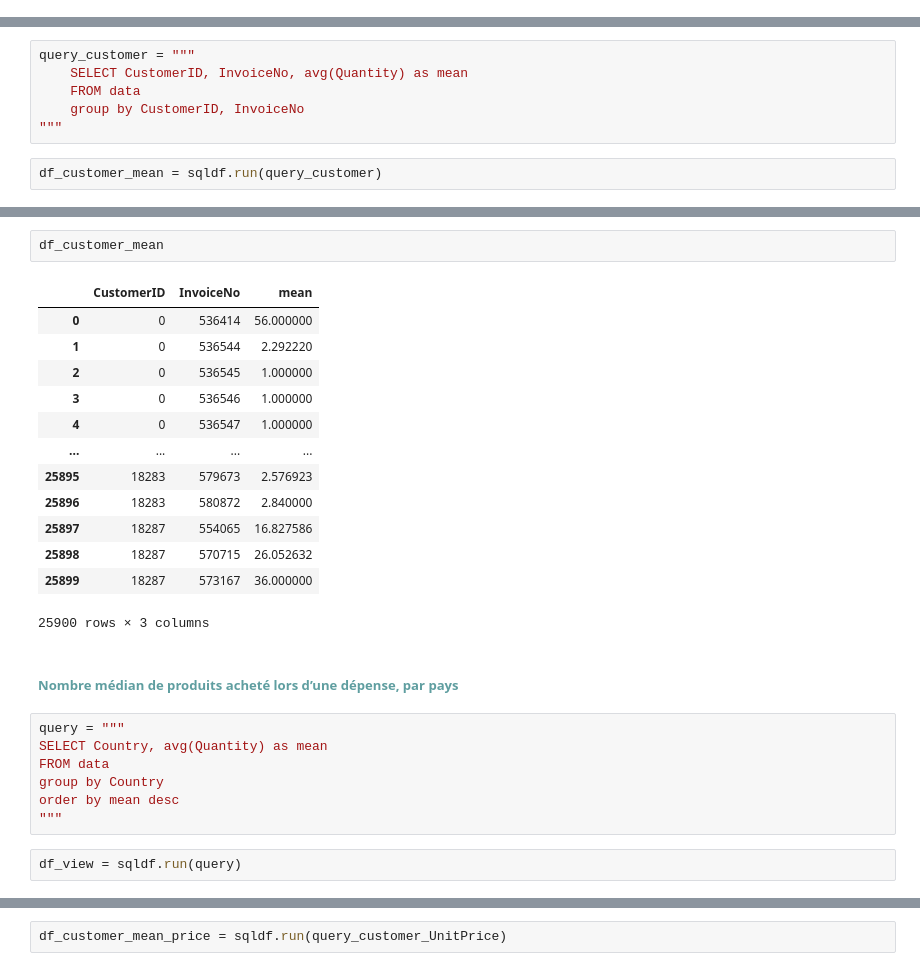
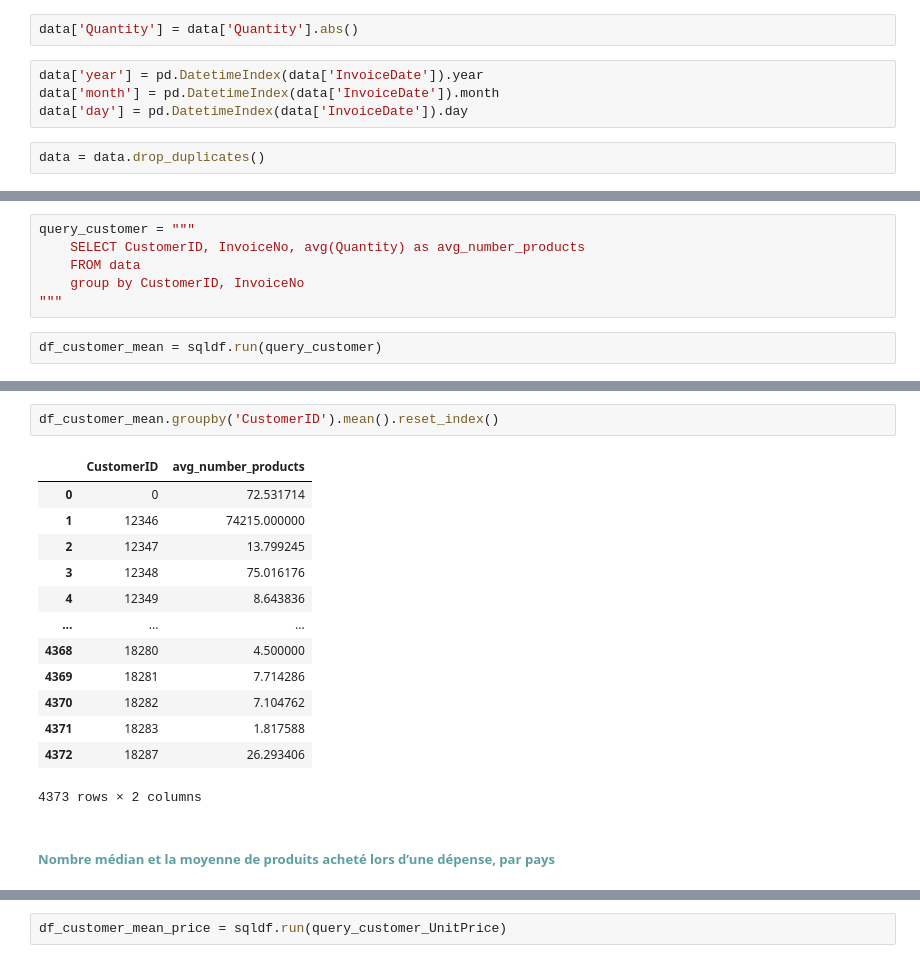
Before and after one commit to Abdoulaye224/machine_learning, a Jupyter notebook: TP_2/Untitled.ipynb, the cells around one changed output, grey strips where cells are left out. Drawn from its saved outputs; the diff is of its cells as text.

```diff
--- a/TP_2/Untitled.ipynb
+++ b/TP_2/Untitled.ipynb
@@ -60,0 +98,8 @@ data.CustomerID=data.CustomerID.astype(int)
+# %%
+data['Quantity'] = data['Quantity'].abs()
+# %%
+data['year'] = pd.DatetimeIndex(data['InvoiceDate']).year
+data['month'] = pd.DatetimeIndex(data['InvoiceDate']).month
+data['day'] = pd.DatetimeIndex(data['InvoiceDate']).day
+# %%
+data = data.drop_duplicates()
@@ -67,6 +121,6 @@ data.CustomerID=data.CustomerID.astype(int)
 # %%
 query_customer = """
-    SELECT CustomerID, InvoiceNo, avg(Quantity) as mean
+    SELECT CustomerID, InvoiceNo, avg(Quantity) as avg_number_products
     FROM data
     group by CustomerID, InvoiceNo
 """
@@ -75,27 +138,18 @@ df_customer_mean = sqldf.run(query_customer)
 # %%
-df_customer_mean
+df_customer_mean.groupby('CustomerID').mean().reset_index()
 # %% [output]
-|  | CustomerID | InvoiceNo | mean |
-| 0 | 0 | 536414 | 56.000000 |
-| 1 | 0 | 536544 | 2.292220 |
-| 2 | 0 | 536545 | 1.000000 |
-| 3 | 0 | 536546 | 1.000000 |
-| 4 | 0 | 536547 | 1.000000 |
-| ... | ... | ... | ... |
-| 25895 | 18283 | 579673 | 2.576923 |
-| 25896 | 18283 | 580872 | 2.840000 |
-| 25897 | 18287 | 554065 | 16.827586 |
-| 25898 | 18287 | 570715 | 26.052632 |
-| 25899 | 18287 | 573167 | 36.000000 |
+|  | CustomerID | avg_number_products |
+| 0 | 0 | 72.531714 |
+| 1 | 12346 | 74215.000000 |
+| 2 | 12347 | 13.799245 |
+| 3 | 12348 | 75.016176 |
+| 4 | 12349 | 8.643836 |
+| ... | ... | ... |
+| 4368 | 18280 | 4.500000 |
+| 4369 | 18281 | 7.714286 |
+| 4370 | 18282 | 7.104762 |
+| 4371 | 18283 | 1.817588 |
+| 4372 | 18287 | 26.293406 |
-25900 rows × 3 columns
+4373 rows × 2 columns
 # %% [markdown]
-<h5 style="color: cadetblue"> Nombre médian de produits acheté lors d’une dépense, par pays </h5>
+<h5 style="color: cadetblue"> Nombre médian et la moyenne de produits acheté lors d’une dépense, par pays </h5>
-# %%
-query = """
-SELECT Country, avg(Quantity) as mean
-FROM data
-group by Country
-order by mean desc
-"""
-# %%
-df_view = sqldf.run(query)
```
Also changed, not shown: parts of 122 cells of this notebook, 1 other file.
